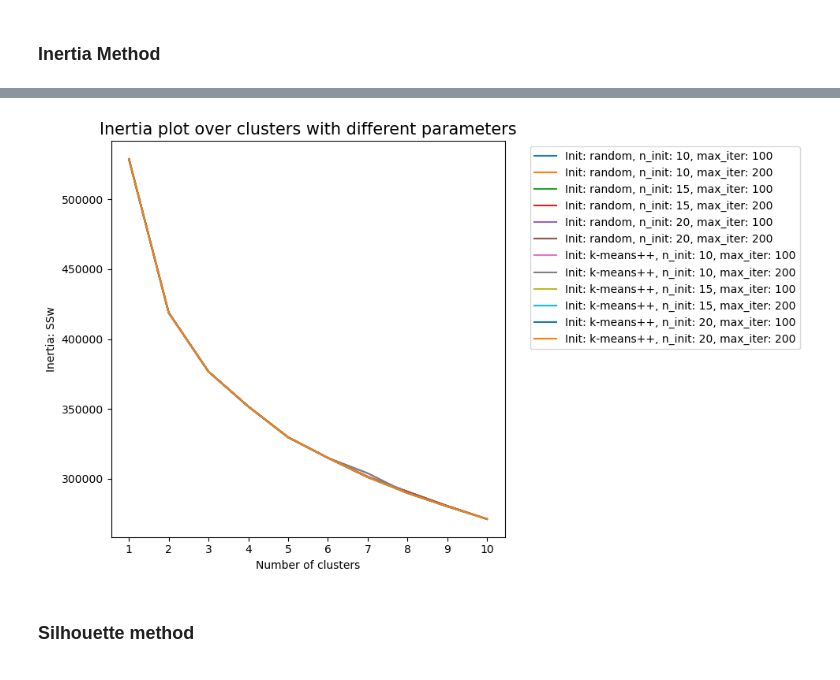
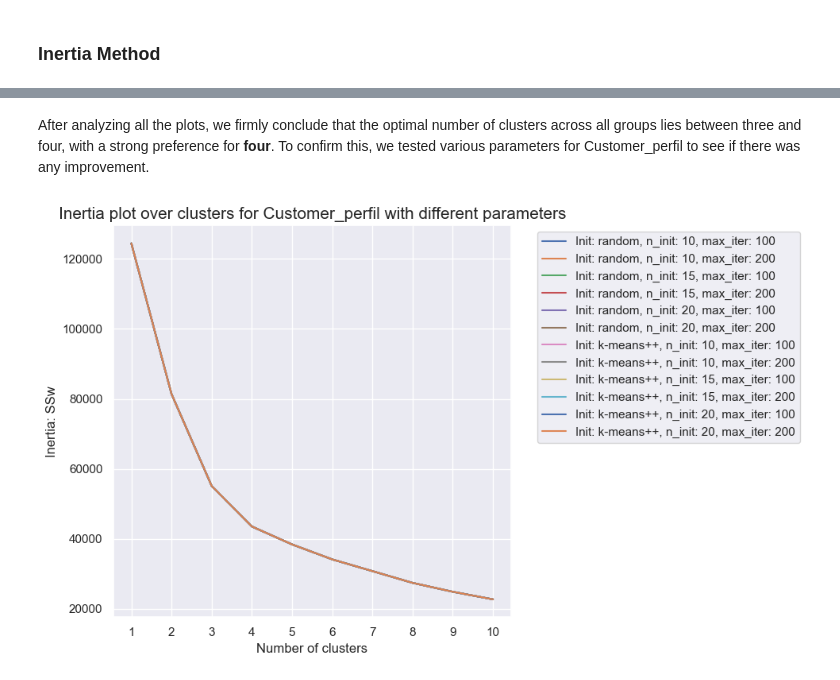
Before and after one commit to Rafs2203/DM, a Jupyter notebook: projeto_parte2 (1).ipynb, the cells around one changed output, grey strips where cells are left out. Saved outputs shown, nothing was run; the diff lists cells and outputs as text; code cells hidden in the pictures.

```diff
--- a/projeto_parte2 (1).ipynb
+++ b/projeto_parte2 (1).ipynb
@@ -605,4 +649,0 @@ array([4, 4, 4, ..., 4, 4, 4])
-# %%
-# Different initialization method and provide more n_init
-kmclust = KMeans(n_clusters=8, init='k-means++', n_init=15, random_state=1)
-kmclust.fit(df[metric_features])
@@ -615,22 +650,31 @@ array([1, 1, 1, ..., 1, 1, 1])
 # %% [markdown]
 ### Inertia Method
 # %%
-inertia = []
-range_clusters = range(1,11)
-for n_clus in range_clusters:  # iterate over desired ncluster range
-    kmclust = KMeans(n_clusters=n_clus, init='random', n_init=15, random_state=1)
-    kmclust.fit(df[metric_features])
-    inertia.append(kmclust.inertia_)  # save the inertia of the given cluster solution
+# Column groups
+groups = {
+    'Customer_perfil': Customer_perfil,
+    'Purchasing_patterns': Purchasing_patterns,
+    'Customer_behavior': Customer_behavior,
+    'Culinary_preferences': Culinary_preferences
+}
 
-# Do the plot
+for group_name, columns in groups.items():
+    inertia = []
+    range_clusters = range(1,11)
+    for n_clus in range_clusters:  # iterate over desired ncluster range
+        kmclust = KMeans(n_clusters=n_clus, init='random', n_init=15, random_state=1)
+        kmclust.fit(df[Customer_perfil])
+        inertia.append(kmclust.inertia_)  # save the inertia of the given cluster solution
 
-fig, ax = plt.subplots(figsize=(9,5))
+    # Do the plot
 
-ax.plot(range_clusters, inertia)
-ax.set_xticks(range_clusters)
-ax.set_ylabel("Inertia: SSw")
-ax.set_xlabel("Number of clusters")
-ax.set_title("Inertia plot over clusters", size=15)
+    fig, ax = plt.subplots(figsize=(9,5))
 
-plt.show()
+    ax.plot(range_clusters, inertia)
+    ax.set_xticks(range_clusters)
+    ax.set_ylabel("Inertia: SSw")
+    ax.set_xlabel("Number of clusters")
+    ax.set_title(f"Inertia plot over clusters for {group_name}", size=15)
+
+    plt.show()
 # %% [output]
@@ -638,3 +685,5 @@ plt.show()
+# %% [markdown]
+After analyzing all the plots, we firmly conclude that the optimal number of clusters across all groups lies between three and four, with a strong preference for **four**. To confirm this, we tested various parameters for Customer_perfil to see if there was any improvement.
 # %%
 import matplotlib.pyplot as plt
 from sklearn.cluster import KMeans
@@ -661,35 +710,33 @@ for init_method in inits:
                     n_init=n_init_val,
                     max_iter=max_iter_val,
                     random_state=1
                 )
-                kmclust.fit(df[metric_features])
+                kmclust.fit(df[Customer_perfil])
                 inertia.append(kmclust.inertia_)  # Save the inertia
 
             # Save the results in a list
             results.append({
                 'init': init_method,
                 'n_init': n_init_val,
                 'max_iter': max_iter_val,
                 'inertia': inertia
             })
 
 # Plot the results
 fig, ax = plt.subplots(figsize=(10, 6))
 
 # Plot the inertia curves for each combination of parameters
 for result in results:
     label = f"Init: {result['init']}, n_init: {result['n_init']}, max_iter: {result['max_iter']}"
     ax.plot(range_clusters, result['inertia'], label=label)
 
 ax.set_xticks(range_clusters)
 ax.set_ylabel("Inertia: SSw")
 ax.set_xlabel("Number of clusters")
-ax.set_title("Inertia plot over clusters with different parameters", size=15)
+ax.set_title("Inertia plot over clusters for Customer_perfil with different parameters", size=15)
 ax.legend(bbox_to_anchor=(1.05, 1), loc='upper left')  # Place legend outside the plot
 
 plt.tight_layout()
 plt.show()
 # %% [output]
-[figure, old version]
+[figure, new version]
-# %% [markdown]
-### Silhouette method
```
Also changed, not shown: parts of 18 cells of this notebook.
